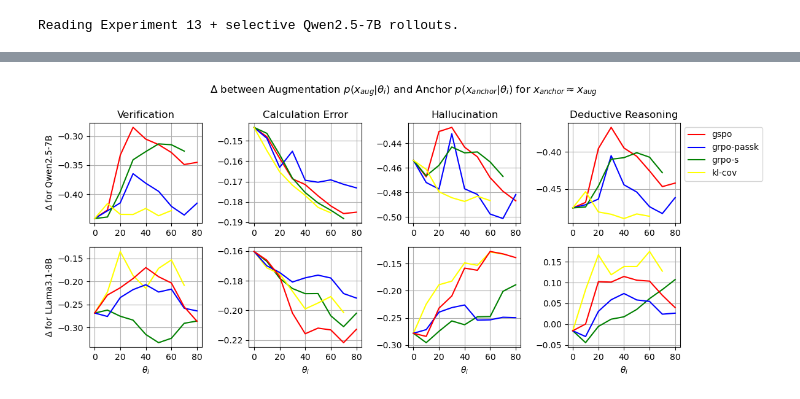
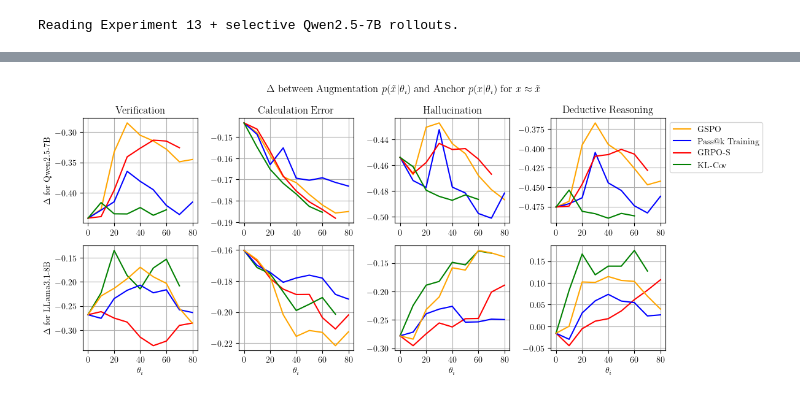
Before and after one commit to rfechner/verl, a Jupyter notebook: workspace/plots/exp13_deltas.ipynb, the cells around one changed output, grey strips where cells are left out. Drawn from its saved outputs; the diff is of its cells as text; code cells hidden in the pictures.

```diff
--- a/workspace/plots/exp13_deltas.ipynb
+++ b/workspace/plots/exp13_deltas.ipynb
@@ -7,3 +9,17 @@ import pickle
 # %%
 delta_plotdir = "/u/rfechner/verl/plots/deltas"
+
+# Enable LaTeX for all text
+plt.rcParams.update({
+    "text.usetex": True,
+    "font.family": "serif",
+    "font.serif": ["Computer Modern Roman"],
+    "mathtext.fontset": "cm",
+})
+# %%
+taxonomy_name_mapper = {
+    'error_types' : "Error Types",
+    'reasoning_types' : "Reasoning Types",
+    'reasoning_strategies' : "Reasoning Strategies"
+}
 # %%
@@ -173,5 +193,5 @@ binned = binnings_old(deltas)
 for model in models:
     processed = preprocess(binned, models=[model])
     for taxonomy, data in processed.items():
-        plot_helper(data)
+        plot_helper(data, taxonomy=taxonomy)
 # %% [output]
@@ -301,8 +305,8 @@ def correlations(
 
         mo, me = zip(*[x.split('__') for x in methods])
         ax.set_yticks(range(len(methods)))
-        ax.set_yticklabels(map(lambda model, method: f"{model}, {method}", mo, me))
-        ax.set_title(taxonomy)
+        ax.set_yticklabels(map(lambda model, method: f"{model_name_mapper[model]}, {method_name_mapper[method]}", mo, me))
+        ax.set_title(taxonomy_name_mapper[taxonomy])
 
     mo, me = zip(*[m.split('__') for m in methods])
     mo, me = sorted(set(mo)), sorted(set(me))
@@ -310,7 +314,7 @@ def correlations(
     axes[0][0].set_ylabel("Model, Method")
 
     fig.colorbar(im, ax=axes.ravel().tolist(), label="Pearson correlation")
-    fig.suptitle(f"Δ logprob ↔ pass@1 correlation", y=1.2, fontsize=16)
+    fig.suptitle(fr"$\Delta$ logprob $\leftrightarrow$ pass@1 correlation", y=1.2, fontsize=16)
     outfile = f"behaviors_correlations__Models:{'--'.join(mo)}__Methods:{'--'.join(me)}.pdf"
     fig.savefig(os.path.join(delta_plotdir, outfile), format="pdf", bbox_inches="tight")
     plt.show()
@@ -373,7 +377,6 @@ def deltas_subsection(all_data):
                              ('error_types', 'Hallucination'),
                              ('reasoning_types', 'Deductive Reasoning')]
     models = ['qwen2.5_7b', 'llama_3.1_8b_instruct']
-    methods_color_mapper = {m  : c for m, c in zip(methods, ['blue', 'red', 'yellow', 'green'])}
 
     fig, axes = plt.subplots(nrows=2, ncols=len(taxonomy_class_tuples), figsize=(len(taxonomy_class_tuples) * 3, 5))
     qwen_axes, llama_axes = axes[0, :], axes[1, :]
@@ -381,34 +384,34 @@ def deltas_subsection(all_data):
 
     for ax, (tax, cls) in zip(qwen_axes, taxonomy_class_tuples):
         for model_method_key, vs in all_data[tax][cls].items():
             model, method = model_method_key.split('__')
             if models[0] not in model_method_key:
                 continue
-            ax.plot(vs, label=method, color=methods_color_mapper[method])
+            ax.plot(vs, label=method_name_mapper[method], color=method_color_mapper[method])
             ax.set_title(cls)
             ax.set_xticks(xs[::2], xticks[::2])
             ax.grid(True)
 
     for ax, (tax, cls) in zip(llama_axes, taxonomy_class_tuples):
         for model_method_key, vs in all_data[tax][cls].items():
             model, method = model_method_key.split('__')
             if models[1] not in model_method_key:
                 continue
-            ax.plot(vs, label=method, color=methods_color_mapper[method])
+            ax.plot(vs, label=method_name_mapper[method], color=method_color_mapper[method])
             ax.set_xlabel(r"$\theta_i$")
             ax.set_xticks(xs[::2], xticks[::2])
             ax.grid(True)
 
     qwen_axes[0].set_ylabel(r"$\Delta$ for Qwen2.5-7B")
     llama_axes[0].set_ylabel(r"$\Delta$ for LLama3.1-8B")
     qwen_axes[-1].legend(bbox_to_anchor=(1, 1))
 
-    plt.suptitle(r"$\Delta$ between Augmentation $p(x_{aug}|\theta_i)$ and Anchor $p(x_{anchor}|\theta_i)$ for $x_{anchor} \approx x_{aug}$")
+    plt.suptitle(r"$\Delta$ between Augmentation $p(\tilde x|\theta_i)$ and Anchor $p(x|\theta_i)$ for $x \approx \tilde x$")
     plt.tight_layout()
     outfile = f"behaviors_overview.pdf"
     fig.savefig(os.path.join(delta_plotdir, outfile), format="pdf", bbox_inches="tight")
     plt.show()
 processed = preprocess(binned, models=['qwen2.5_7b', 'llama_3.1_8b_instruct'])
 deltas_subsection(processed)
 # %% [output]
-[figure, old version]
+[figure, new version]
```
Also changed, not shown: parts of 8 cells of this notebook, 35 other files.
